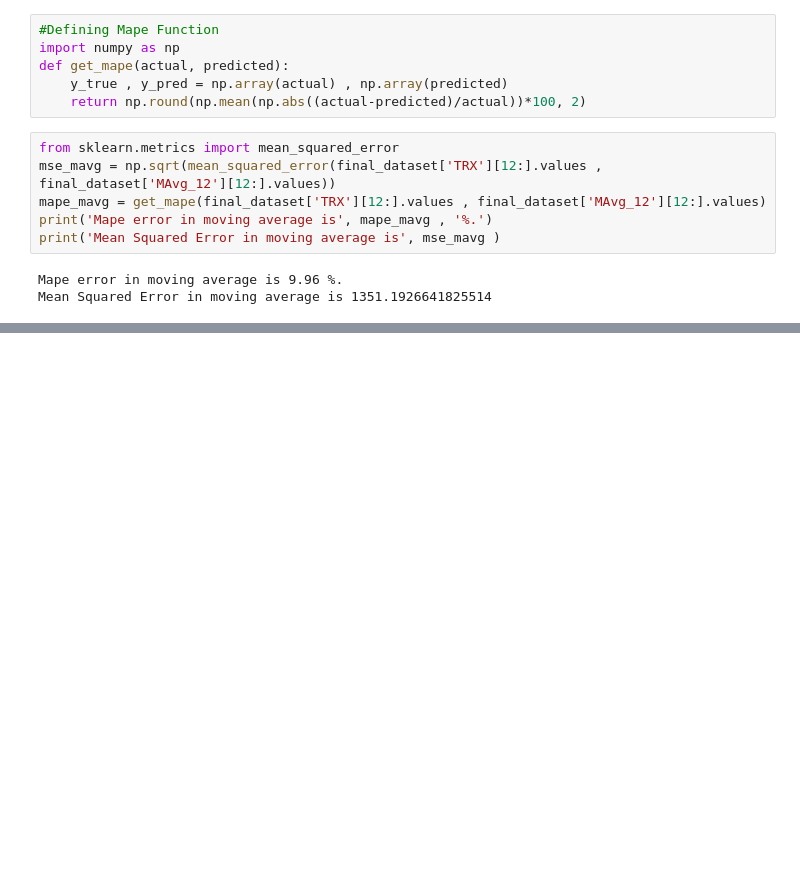
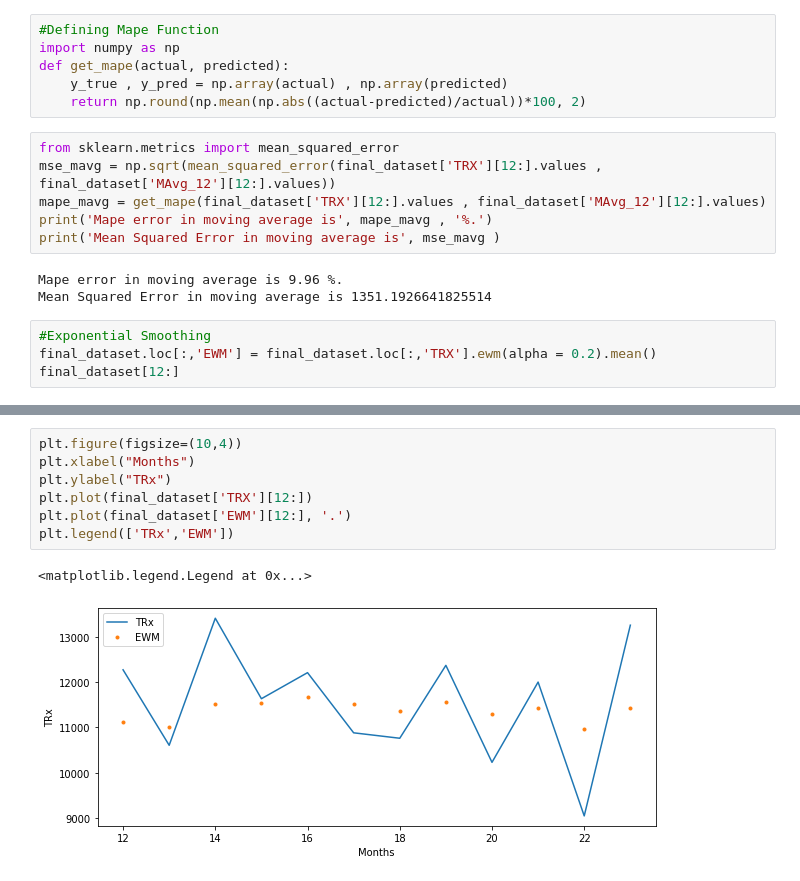
Before and after one commit to Amoghm123/pharmatest, a Jupyter notebook: Untitled.ipynb, the cells around one changed output, grey strips where cells are left out. Drawn from its saved outputs; the diff is of its cells as text; blank space fills up the shorter version.

```diff
--- a/Untitled.ipynb
+++ b/Untitled.ipynb
@@ -254,3 +254,7 @@ print('Mean Squared Error in moving average is', mse_mavg )
 # %% [output]
 Mape error in moving average is 9.96 %.
 Mean Squared Error in moving average is 1351.1926641825514
+# %%
+#Exponential Smoothing
+final_dataset.loc[:,'EWM'] = final_dataset.loc[:,'TRX'].ewm(alpha = 0.2).mean()
+final_dataset[12:]
@@ -256,0 +280,10 @@ Mean Squared Error in moving average is 1351.1926641825514
+# %%
+plt.figure(figsize=(10,4))
+plt.xlabel("Months")
+plt.ylabel("TRx")
+plt.plot(final_dataset['TRX'][12:])
+plt.plot(final_dataset['EWM'][12:], '.')
+plt.legend(['TRx','EWM'])
+# %% [output]
+<matplotlib.legend.Legend at 0x...>
+[figure, added]
```
Also changed, not shown: parts of 10 cells of this notebook.
